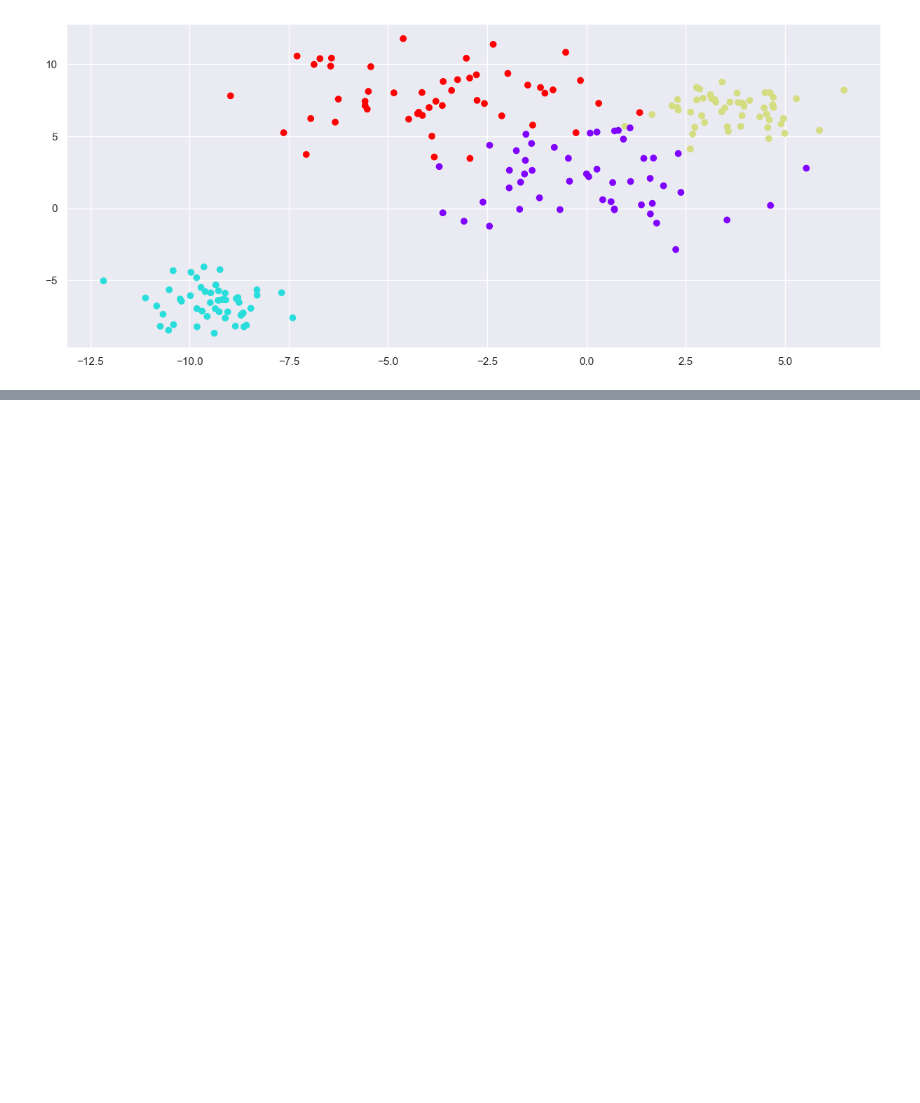
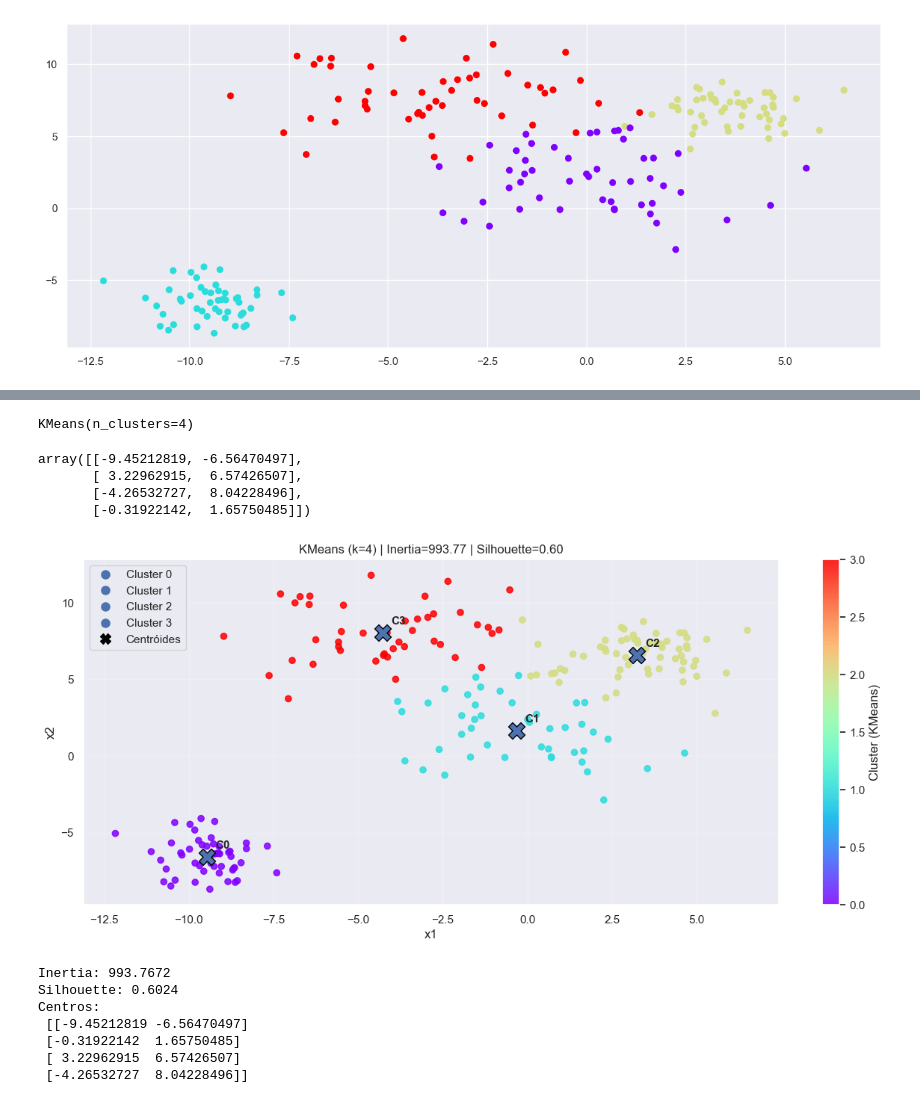
Before and after one commit to ludiemert/Unsupervised_Models, a Jupyter notebook: 1_Unsupervised_Learning.ipynb, the cells around one changed output, grey strips where cells are left out. Saved outputs shown, nothing was run; the diff lists cells and outputs as text; code cells hidden in the pictures; blank space fills up the shorter version.

```diff
--- a/1_Unsupervised_Learning.ipynb
+++ b/1_Unsupervised_Learning.ipynb
@@ -50,0 +59,80 @@ plt.scatter(data[0][:,0],data[0][:,1], c=data[1], cmap='rainbow')
+# %%
+KMeans(n_clusters=4)
+# %% [output]
+KMeans(n_clusters=4)
+# %%
+# mostrar todos os centroides de cada clusters, encontrou os pontos centrais
+kmeans.cluster_centers_
+# %% [output]
+array([[-9.45212819, -6.56470497],
+       [ 3.22962915,  6.57426507],
+       [-4.26532727,  8.04228496],
+       [-0.31922142,  1.65750485]])
+# %%
+#### CODGI CHAT
+import numpy as np
+import matplotlib.pyplot as plt
+from sklearn.cluster import KMeans
+from sklearn.metrics import silhouette_score
+from matplotlib.lines import Line2D
+
+X = np.asarray(data[0])
+
+k = 4
+kmeans = KMeans(n_clusters=k, random_state=42, n_init=10)
+kmeans.fit(X)
+
+labels = kmeans.labels_
+centers = kmeans.cluster_centers_
+
+inertia = kmeans.inertia_
+sil = silhouette_score(X, labels) if len(np.unique(labels)) > 1 else np.nan
+
+fig, ax = plt.subplots(figsize=(15, 6))
+
+# Pontos por cluster
+sc = ax.scatter(X[:, 0], X[:, 1], c=labels, cmap="rainbow", s=35, alpha=0.85)
+
+# Centrões
+ax.scatter(
+    centers[:, 0], centers[:, 1],
+    marker="X", s=250, edgecolor="black", linewidth=1.0,
+    label="Centróides"
+)
+
+# Anotar centróides
+for i, (cx, cy) in enumerate(centers):
+    ax.annotate(f"C{i}", (cx, cy), textcoords="offset points", xytext=(8, 8), fontsize=11, weight="bold")
+
+# Colorbar
+cbar = plt.colorbar(sc, ax=ax)
+cbar.set_label("Cluster (KMeans)")
+
+# ✅ Legenda manual SEM erro (Line2D)
+legend_items = [
+    Line2D([0], [0], marker='o', linestyle='', label=f'Cluster {i}', markersize=8)
+    for i in range(k)
+]
+legend_items.append(Line2D([0], [0], marker='X', color='black', linestyle='', label='Centróides', markersize=10))
+
+ax.legend(handles=legend_items, loc="best", frameon=True)
+
+ax.set_title(f"KMeans (k={k}) | Inertia={inertia:.2f} | Silhouette={sil:.2f}")
+ax.set_xlabel("x1")
+ax.set_ylabel("x2")
+ax.grid(True, alpha=0.25)
+
+plt.show()
+
+print(f"Inertia: {inertia:.4f}")
+print(f"Silhouette: {sil:.4f}")
+print("Centros:\n", centers)
+# %% [output]
+[figure, added]
+Inertia: 993.7672
+Silhouette: 0.6024
+Centros:
+ [[-9.45212819 -6.56470497]
+ [-0.31922142  1.65750485]
+ [ 3.22962915  6.57426507]
+ [-4.26532727  8.04228496]]
```
Also changed, not shown: parts of 9 cells of this notebook.
